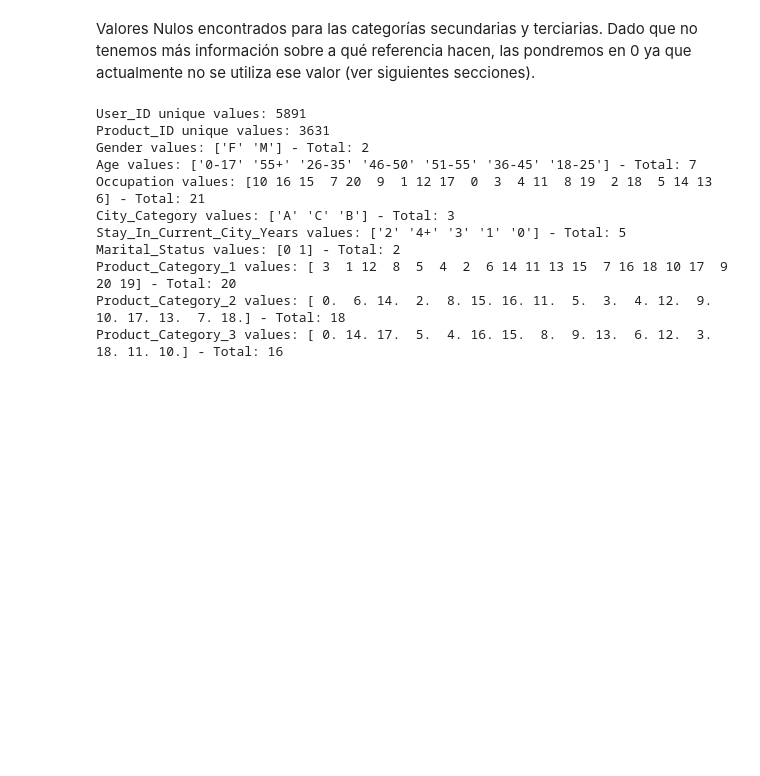
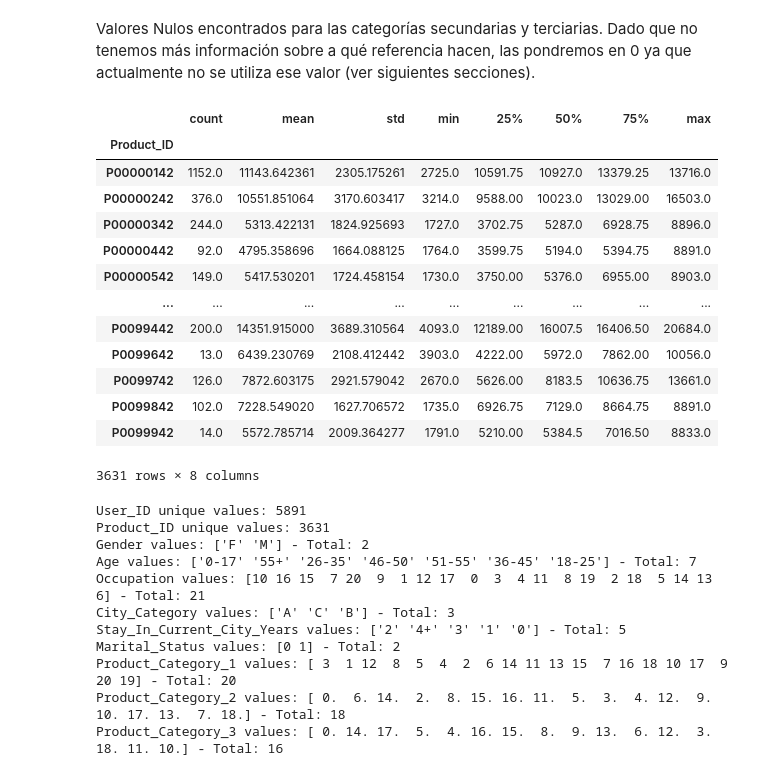
Before and after one commit to mbrito96/CEIA, a Jupyter notebook: X8_DeepLearning/Examen final/ej4.ipynb, the cells around one changed output. Cells and saved outputs as stored; diff of their text form; code cells hidden in the pictures; blank space fills up the shorter version.

```diff
--- a/X8_DeepLearning/Examen final/ej4.ipynb
+++ b/X8_DeepLearning/Examen final/ej4.ipynb
@@ -68,6 +68,24 @@ dtype: int64
 Valores Nulos encontrados para las categorías secundarias y terciarias. Dado que no tenemos más información sobre a qué referencia hacen, las pondremos en 0 ya que actualmente no se utiliza ese valor (ver siguientes secciones).
 # %%
 df.fillna(0,inplace=True)  # reemplazamos los N/A por 0
+# %%
+df.groupby('Product_ID').describe()['Purchase']
+# Para cada producto, la compra final que se hizo varia. Esto
+# %% [output]
+|  | count | mean | std | min | 25% | 50% | 75% | max |
+| Product_ID |  |  |  |  |  |  |  |  |
+| P00000142 | 1152.0 | 11143.642361 | 2305.175261 | 2725.0 | 10591.75 | 10927.0 | 13379.25 | 13716.0 |
+| P00000242 | 376.0 | 10551.851064 | 3170.603417 | 3214.0 | 9588.00 | 10023.0 | 13029.00 | 16503.0 |
+| P00000342 | 244.0 | 5313.422131 | 1824.925693 | 1727.0 | 3702.75 | 5287.0 | 6928.75 | 8896.0 |
+| P00000442 | 92.0 | 4795.358696 | 1664.088125 | 1764.0 | 3599.75 | 5194.0 | 5394.75 | 8891.0 |
+| P00000542 | 149.0 | 5417.530201 | 1724.458154 | 1730.0 | 3750.00 | 5376.0 | 6955.00 | 8903.0 |
+| ... | ... | ... | ... | ... | ... | ... | ... | ... |
+| P0099442 | 200.0 | 14351.915000 | 3689.310564 | 4093.0 | 12189.00 | 16007.5 | 16406.50 | 20684.0 |
+| P0099642 | 13.0 | 6439.230769 | 2108.412442 | 3903.0 | 4222.00 | 5972.0 | 7862.00 | 10056.0 |
+| P0099742 | 126.0 | 7872.603175 | 2921.579042 | 2670.0 | 5626.00 | 8183.5 | 10636.75 | 13661.0 |
+| P0099842 | 102.0 | 7228.549020 | 1627.706572 | 1735.0 | 6926.75 | 7129.0 | 8664.75 | 8891.0 |
+| P0099942 | 14.0 | 5572.785714 | 2009.364277 | 1791.0 | 5210.00 | 5384.5 | 7016.50 | 8833.0 |
+3631 rows × 8 columns
 # %%
 # Veamos la cantidad de valores únicos de algunos otros features
 for i in ['User_ID', 'Product_ID']:
```
Also changed, not shown: parts of 50 cells of this notebook.
